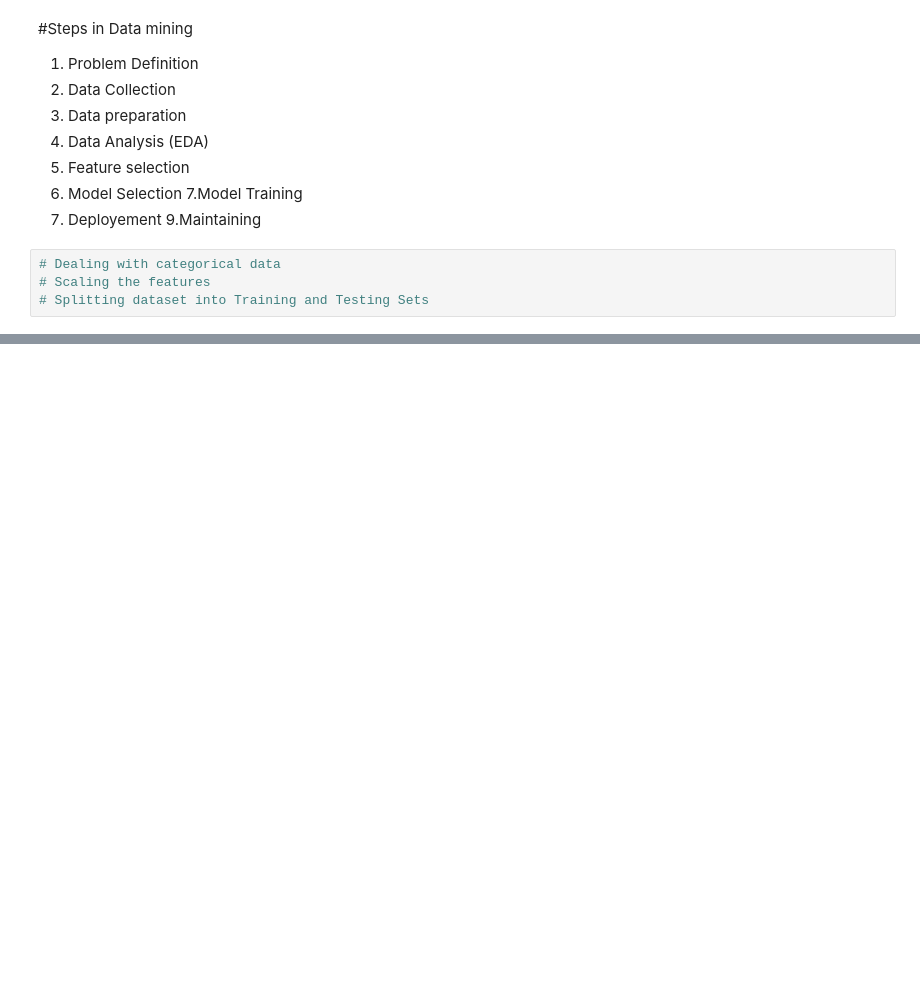
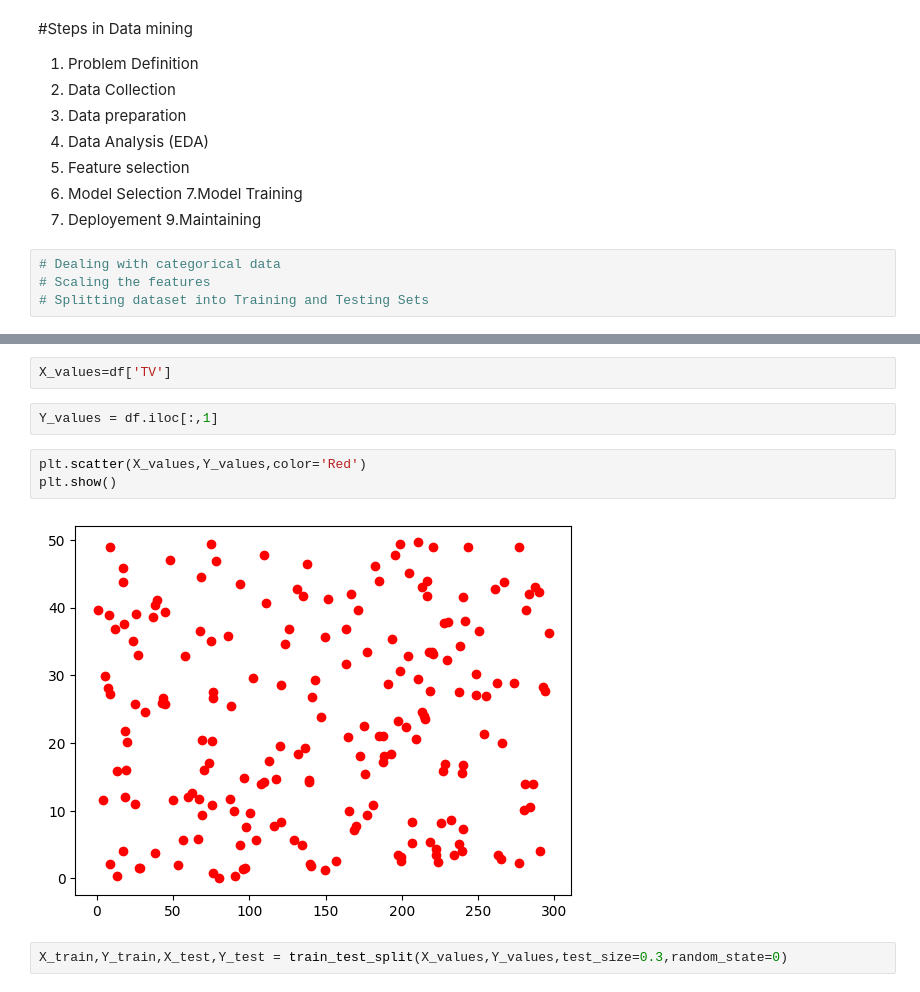
Before and after one commit to AbdulhameedSk/DataWarehousing-DataMining, a Jupyter notebook: Question_2.ipynb, the cells around one changed output, grey strips where cells are left out. Drawn from its saved outputs; the diff is of its cells as text; blank space fills up the shorter version.

```diff
--- a/Question_2.ipynb
+++ b/Question_2.ipynb
@@ -32,0 +48,11 @@ data['radius_category']=pd.cut(data['mean radius'],bins=[0,10,20,30,np.inf],labe
+# %%
+X_values=df['TV']
+# %%
+Y_values = df.iloc[:,1]
+# %%
+plt.scatter(X_values,Y_values,color='Red')
+plt.show()
+# %% [output]
+[figure, added]
+# %%
+X_train,Y_train,X_test,Y_test = train_test_split(X_values,Y_values,test_size=0.3,random_state=0)
```
Also changed, not shown: parts of 12 cells of this notebook.
